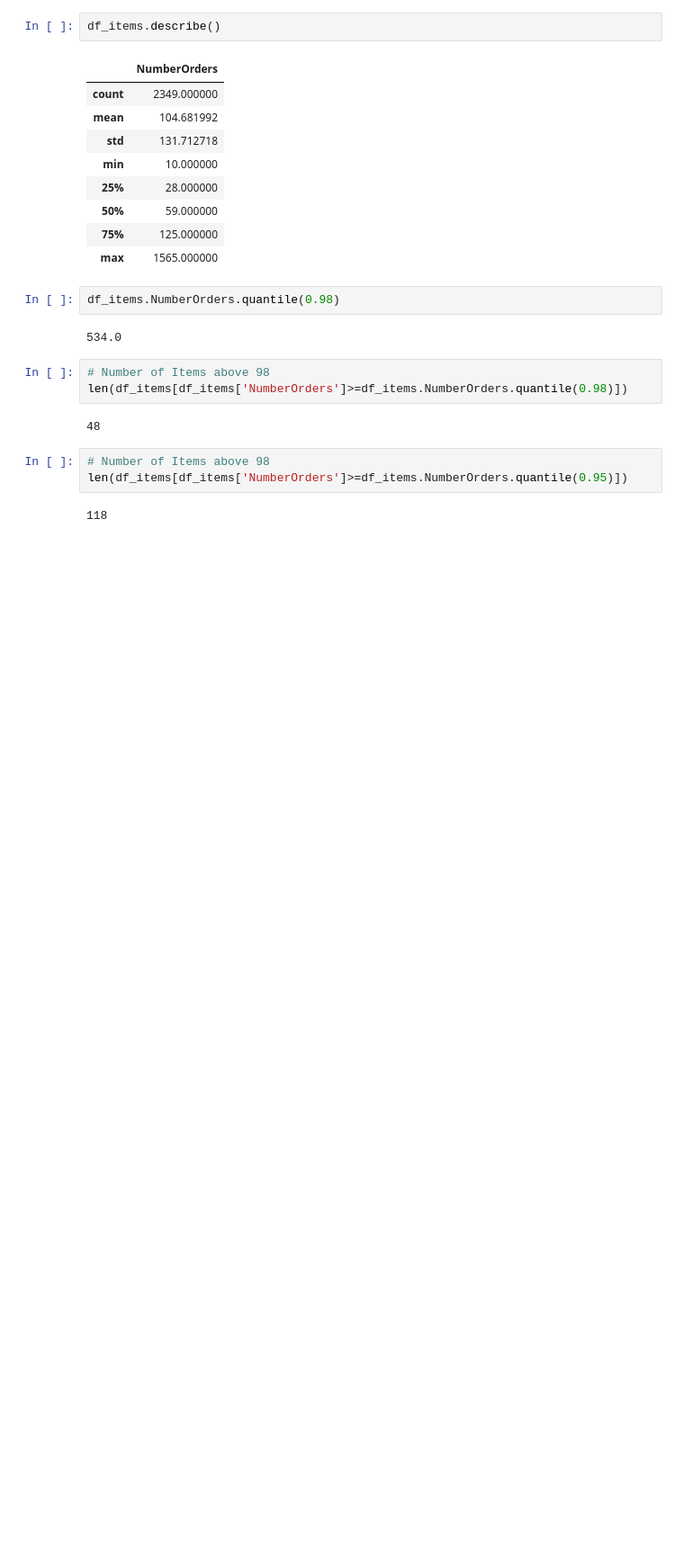
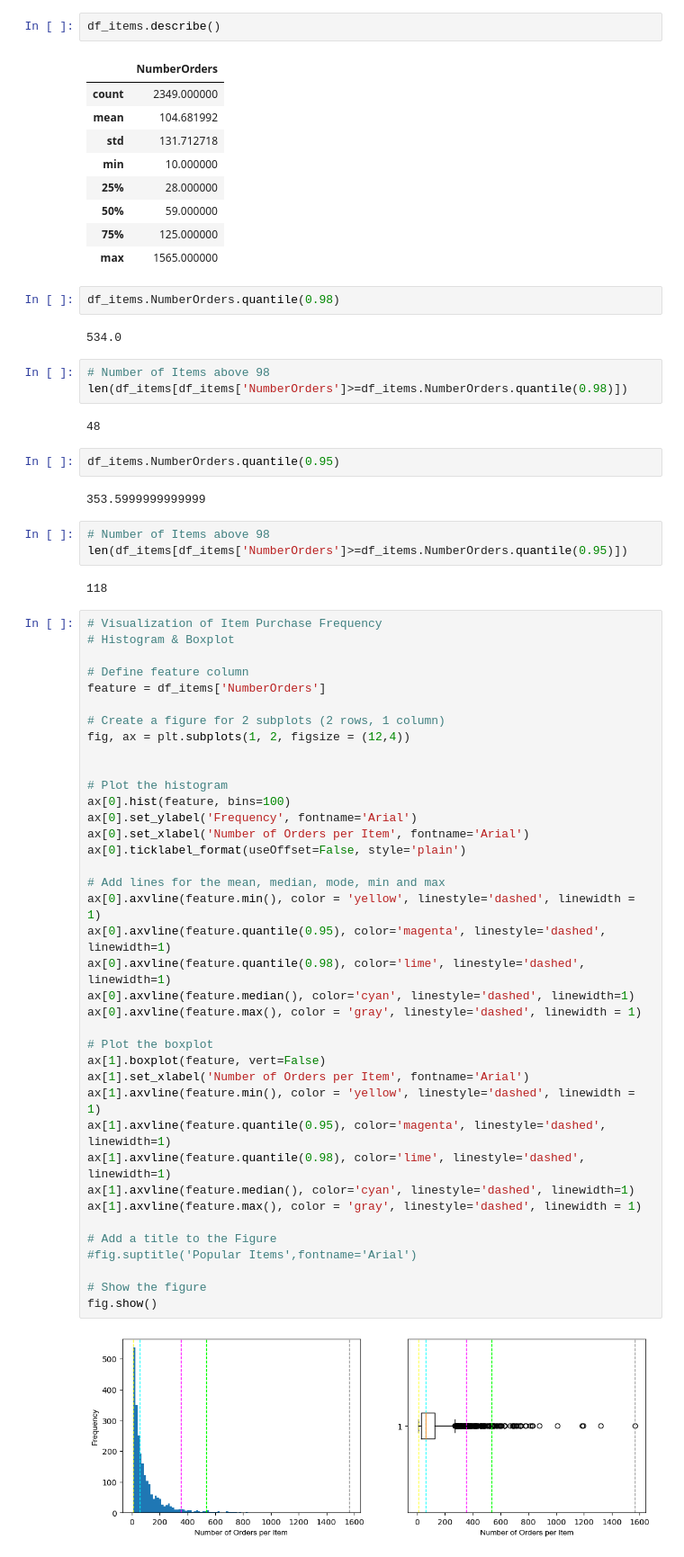
Before and after one commit to uadR1/Master-Thesis-Building-and-Evaluating-Candidate-Generation-Models-with-Neural-Networks, a Jupyter notebook: 01_ExplanatoryDataAnalysis/02_Eda_RecSys.ipynb, the cells around one changed output. Shown at 90% size. Drawn from its saved outputs; the diff is of its cells as text; blank space fills up the shorter version.

```diff
--- a/01_ExplanatoryDataAnalysis/02_Eda_RecSys.ipynb
+++ b/01_ExplanatoryDataAnalysis/02_Eda_RecSys.ipynb
@@ -675,8 +729,52 @@ df_items.NumberOrders.quantile(0.98)
 len(df_items[df_items['NumberOrders']>=df_items.NumberOrders.quantile(0.98)])
 # %% [output]
 48
+# %%
+df_items.NumberOrders.quantile(0.95)
+# %% [output]
+353.5999999999999
 # %%
 # Number of Items above 98
 len(df_items[df_items['NumberOrders']>=df_items.NumberOrders.quantile(0.95)])
 # %% [output]
 118
+# %%
+# Visualization of Item Purchase Frequency
+# Histogram & Boxplot
+
+# Define feature column
+feature = df_items['NumberOrders']
+
+# Create a figure for 2 subplots (2 rows, 1 column)
+fig, ax = plt.subplots(1, 2, figsize = (12,4))
+
+
+# Plot the histogram
+ax[0].hist(feature, bins=100)
+ax[0].set_ylabel('Frequency', fontname='Arial')
+ax[0].set_xlabel('Number of Orders per Item', fontname='Arial')
+ax[0].ticklabel_format(useOffset=False, style='plain')
+
+# Add lines for the mean, median, mode, min and max
+ax[0].axvline(feature.min(), color = 'yellow', linestyle='dashed', linewidth = 1)
+ax[0].axvline(feature.quantile(0.95), color='magenta', linestyle='dashed', linewidth=1)
+ax[0].axvline(feature.quantile(0.98), color='lime', linestyle='dashed', linewidth=1)
+ax[0].axvline(feature.median(), color='cyan', linestyle='dashed', linewidth=1)
+ax[0].axvline(feature.max(), color = 'gray', linestyle='dashed', linewidth = 1)
+
+# Plot the boxplot
+ax[1].boxplot(feature, vert=False)
+ax[1].set_xlabel('Number of Orders per Item', fontname='Arial')
+ax[1].axvline(feature.min(), color = 'yellow', linestyle='dashed', linewidth = 1)
+ax[1].axvline(feature.quantile(0.95), color='magenta', linestyle='dashed', linewidth=1)
+ax[1].axvline(feature.quantile(0.98), color='lime', linestyle='dashed', linewidth=1)
+ax[1].axvline(feature.median(), color='cyan', linestyle='dashed', linewidth=1)
+ax[1].axvline(feature.max(), color = 'gray', linestyle='dashed', linewidth = 1)
+
+# Add a title to the Figure
+#fig.suptitle('Popular Items',fontname='Arial')
+
+# Show the figure
+fig.show()
+# %% [output]
+[figure, added]
```
Also changed, not shown: parts of 11 cells of this notebook.
